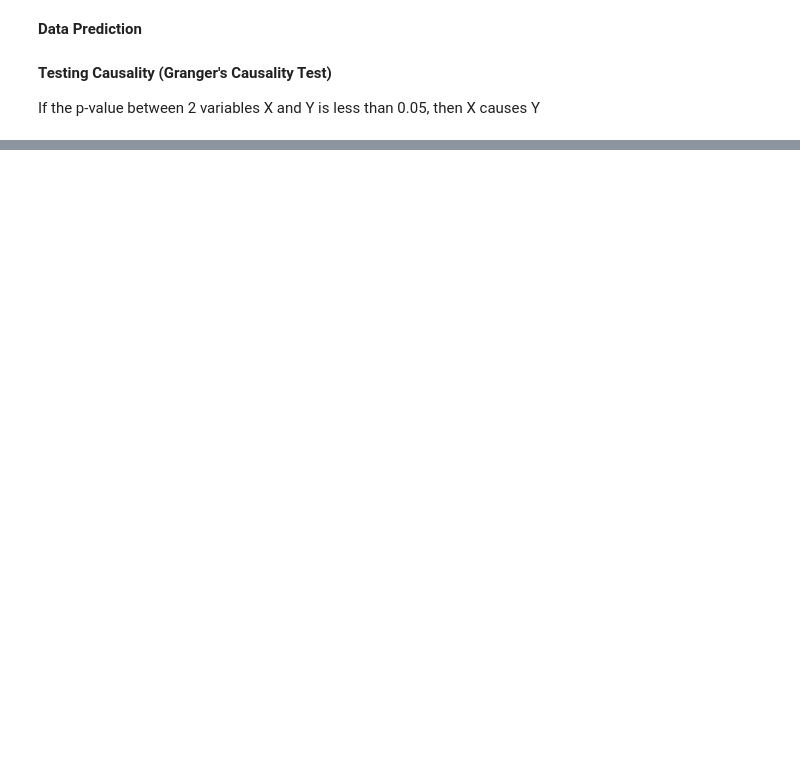
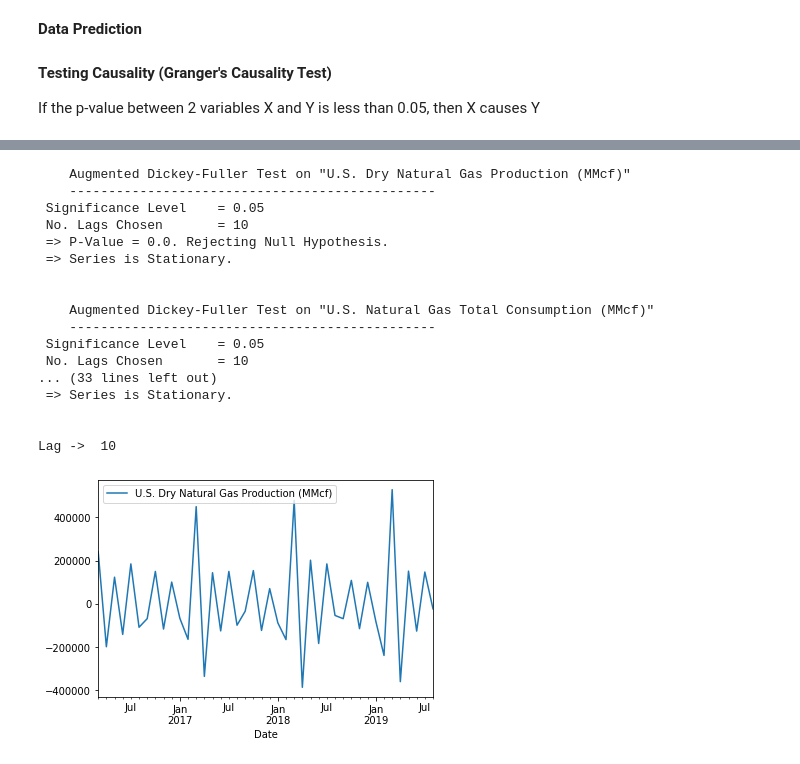
Before and after one commit to jamesbews/ENSF-519, a Jupyter notebook: ENSF 519 Natural Gas Pricing Forecast.ipynb, the cells around one changed output, grey strips where cells are left out. Saved outputs shown, nothing was run; the diff lists cells and outputs as text; code cells hidden in the pictures; blank space fills up the shorter version.

```diff
--- a/ENSF 519 Natural Gas Pricing Forecast.ipynb
+++ b/ENSF 519 Natural Gas Pricing Forecast.ipynb
@@ -252,0 +501,28 @@ plt.tight_layout();
+# %%
+#Second Difference
+
+differenced = differenced.diff().dropna()
+lag = test_stationality(differenced)
+print('Lag -> ', lag)
+ax = plt.gca()
+differenced.plot(kind='line', y='U.S. Dry Natural Gas Production (MMcf)', ax=ax)
+plt.show()
+# %% [output]
+    Augmented Dickey-Fuller Test on "U.S. Dry Natural Gas Production (MMcf)"
+    -----------------------------------------------
+ Significance Level    = 0.05
+ No. Lags Chosen       = 10
+ => P-Value = 0.0. Rejecting Null Hypothesis.
+ => Series is Stationary.
+
+
+    Augmented Dickey-Fuller Test on "U.S. Natural Gas Total Consumption (MMcf)"
+    -----------------------------------------------
+ Significance Level    = 0.05
+ No. Lags Chosen       = 10
+... (33 lines left out)
+ => Series is Stationary.
+
+
+Lag ->  10
+[figure, added]
```
Also changed, not shown: parts of 26 cells of this notebook.
